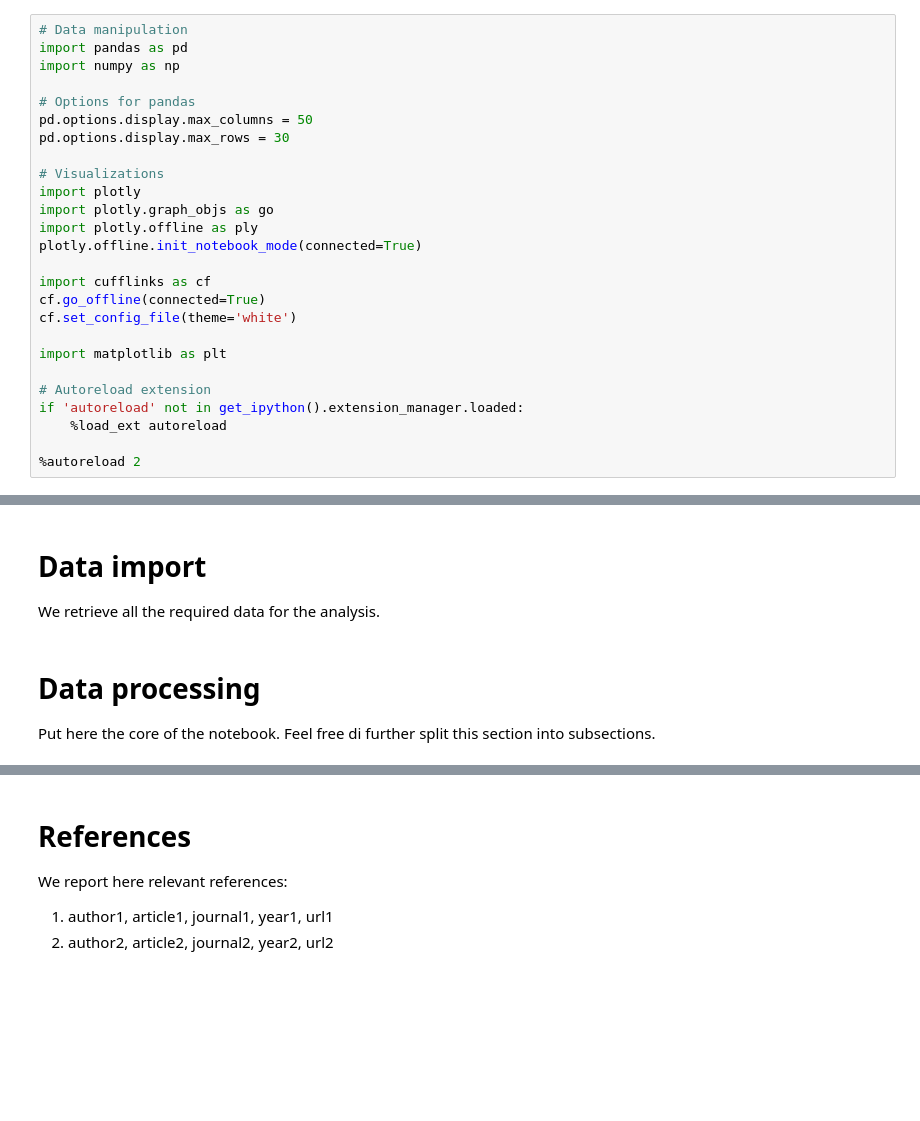
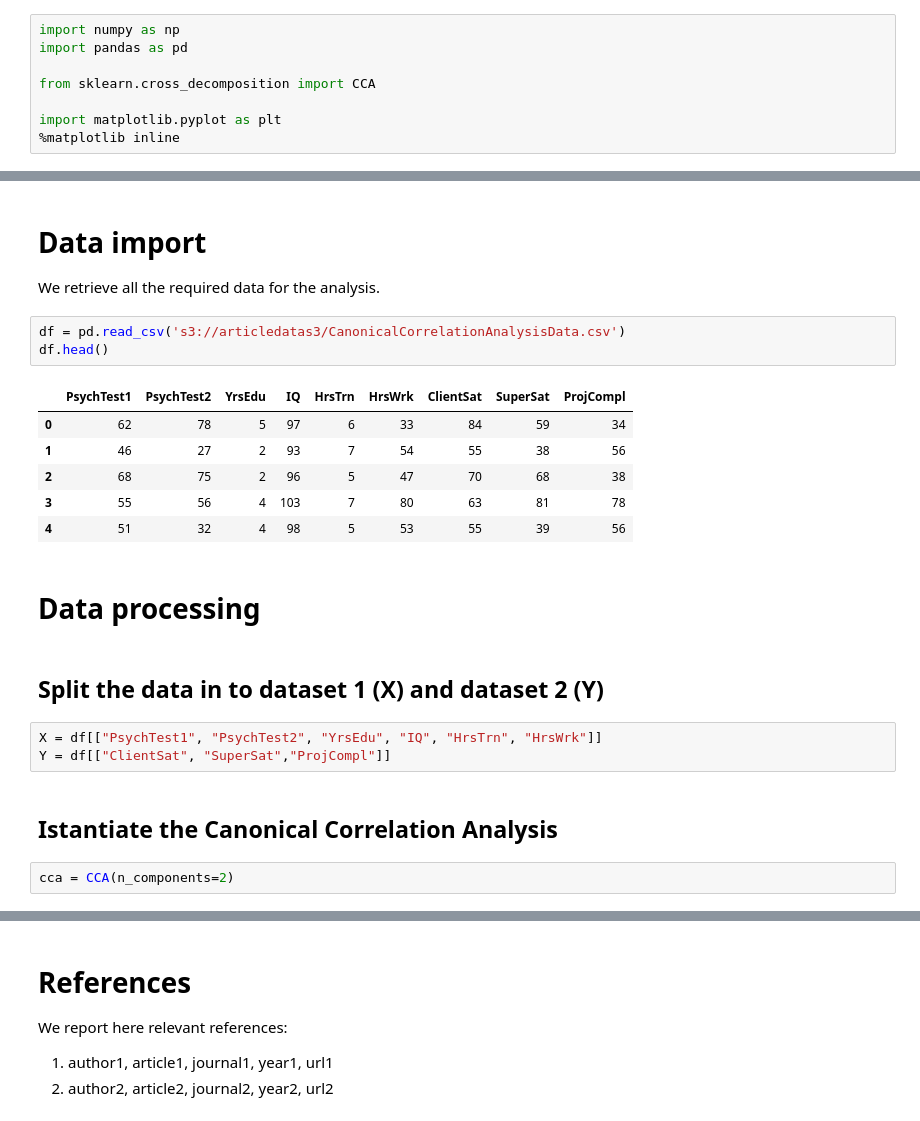
Before and after one commit to neemiasbsilva/datascience-portfolio, a Jupyter notebook: mathematic-and-statistics/canonical_correlation/01_NBS_cca.ipynb, the cells around one changed output, grey strips where cells are left out. Cells and saved outputs as stored; diff of their text form; blank space fills up the shorter version.

```diff
--- a/mathematic-and-statistics/canonical_correlation/01_NBS_cca.ipynb
+++ b/mathematic-and-statistics/canonical_correlation/01_NBS_cca.ipynb
@@ -23,28 +23,10 @@ To DO.
 ## Library import
 We import all the required Python libraries
 # %%
-# Data manipulation
+import numpy as np
 import pandas as pd
-import numpy as np
 
-# Options for pandas
-pd.options.display.max_columns = 50
-pd.options.display.max_rows = 30
+from sklearn.cross_decomposition import CCA
 
-# Visualizations
-import plotly
-import plotly.graph_objs as go
-import plotly.offline as ply
-plotly.offline.init_notebook_mode(connected=True)
-
-import cufflinks as cf
-cf.go_offline(connected=True)
-cf.set_config_file(theme='white')
-
-import matplotlib as plt
-
-# Autoreload extension
-if 'autoreload' not in get_ipython().extension_manager.loaded:
-    %load_ext autoreload
-
-%autoreload 2
+import matplotlib.pyplot as plt
+%matplotlib inline
@@ -67,6 +34,24 @@ other variables follow Python's guidelines.
 
 # Data import
 We retrieve all the required data for the analysis.
+# %%
+df = pd.read_csv('s3://articledatas3/CanonicalCorrelationAnalysisData.csv')
+df.head()
+# %% [output]
+|  | PsychTest1 | PsychTest2 | YrsEdu | IQ | HrsTrn | HrsWrk | ClientSat | SuperSat | ProjCompl |
+| 0 | 62 | 78 | 5 | 97 | 6 | 33 | 84 | 59 | 34 |
+| 1 | 46 | 27 | 2 | 93 | 7 | 54 | 55 | 38 | 56 |
+| 2 | 68 | 75 | 2 | 96 | 5 | 47 | 70 | 68 | 38 |
+| 3 | 55 | 56 | 4 | 103 | 7 | 80 | 63 | 81 | 78 |
+| 4 | 51 | 32 | 4 | 98 | 5 | 53 | 55 | 39 | 56 |
 # %% [markdown]
 # Data processing
-Put here the core of the notebook. Feel free di further split this section into subsections.
+# %% [markdown]
+## Split the data in to dataset 1 (X) and dataset 2 (Y)
+# %%
+X = df[["PsychTest1", "PsychTest2", "YrsEdu", "IQ", "HrsTrn", "HrsWrk"]]
+Y = df[["ClientSat", "SuperSat","ProjCompl"]]
+# %% [markdown]
+## Istantiate the Canonical Correlation Analysis
+# %%
+cca = CCA(n_components=2)
```
Also changed, not shown: parts of 16 cells of this notebook.
